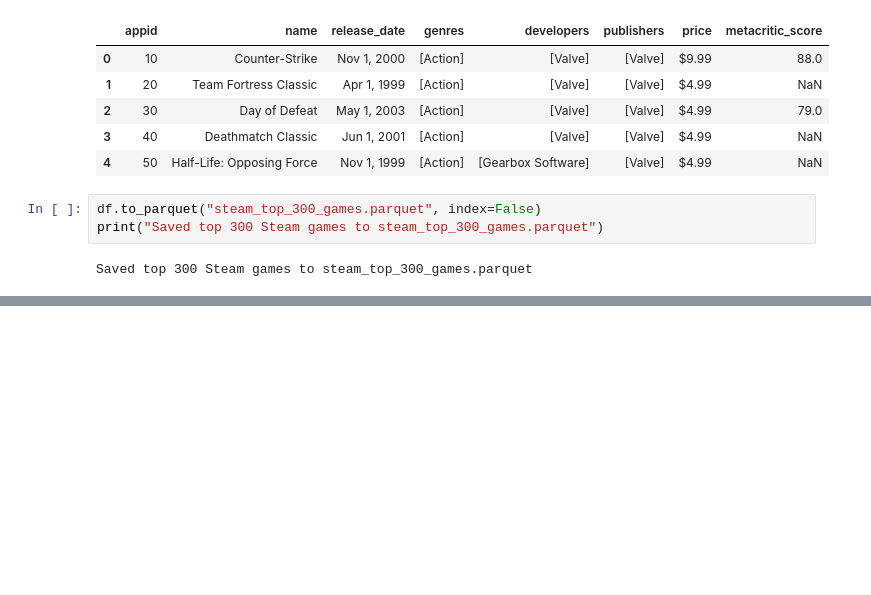
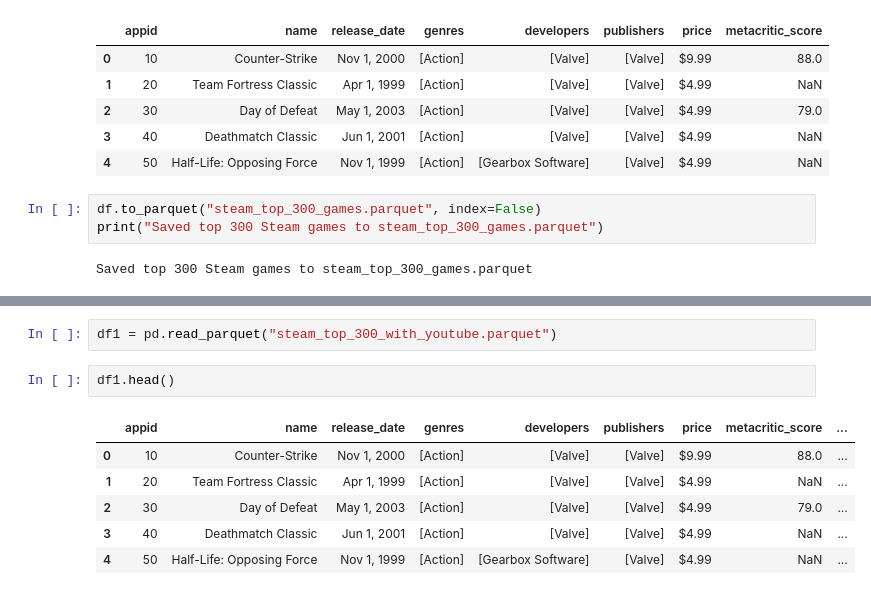
Before and after one commit to behunin3/DataCollectionBlog, a Jupyter notebook: datacollection.ipynb, the cells around one changed output, grey strips where cells are left out. Cells and saved outputs as stored; diff of their text form; blank space fills up the shorter version.

Commit message:
got youtube view data and merged with steam data

```diff
--- a/datacollection.ipynb
+++ b/datacollection.ipynb
@@ -147,0 +250,11 @@ Saved top 300 Steam games to steam_top_300_games.parquet
+# %%
+df1 = pd.read_parquet("steam_top_300_with_youtube.parquet")
+# %%
+df1.head()
+# %% [output]
+|  | appid | name | release_date | genres | developers | publishers | price | metacritic_score | ... |
+| 0 | 10 | Counter-Strike | Nov 1, 2000 | [Action] | [Valve] | [Valve] | $9.99 | 88.0 | ... |
+| 1 | 20 | Team Fortress Classic | Apr 1, 1999 | [Action] | [Valve] | [Valve] | $4.99 | NaN | ... |
+| 2 | 30 | Day of Defeat | May 1, 2003 | [Action] | [Valve] | [Valve] | $4.99 | 79.0 | ... |
+| 3 | 40 | Deathmatch Classic | Jun 1, 2001 | [Action] | [Valve] | [Valve] | $4.99 | NaN | ... |
+| 4 | 50 | Half-Life: Opposing Force | Nov 1, 1999 | [Action] | [Gearbox Software] | [Valve] | $4.99 | NaN | ... |
```
Also changed, not shown: parts of 2 cells of this notebook, 1 other file.
